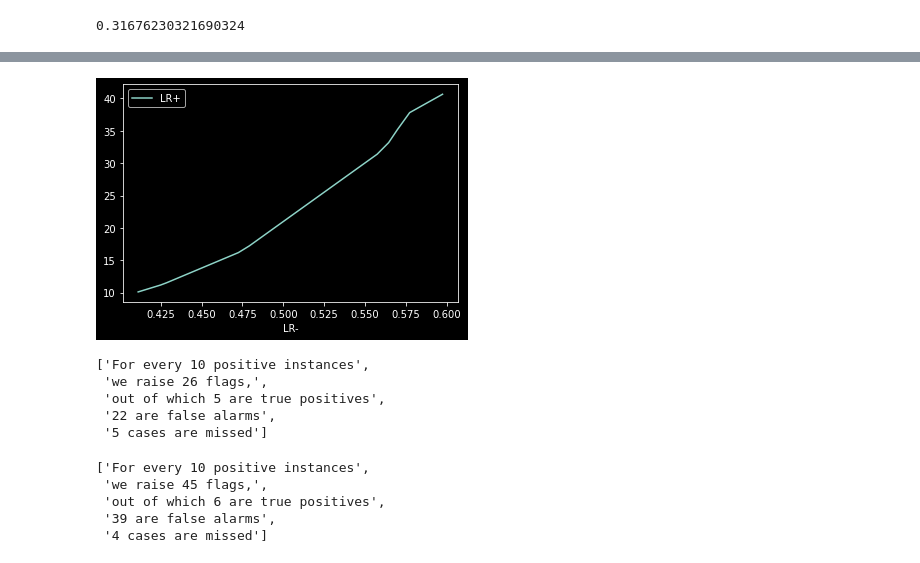
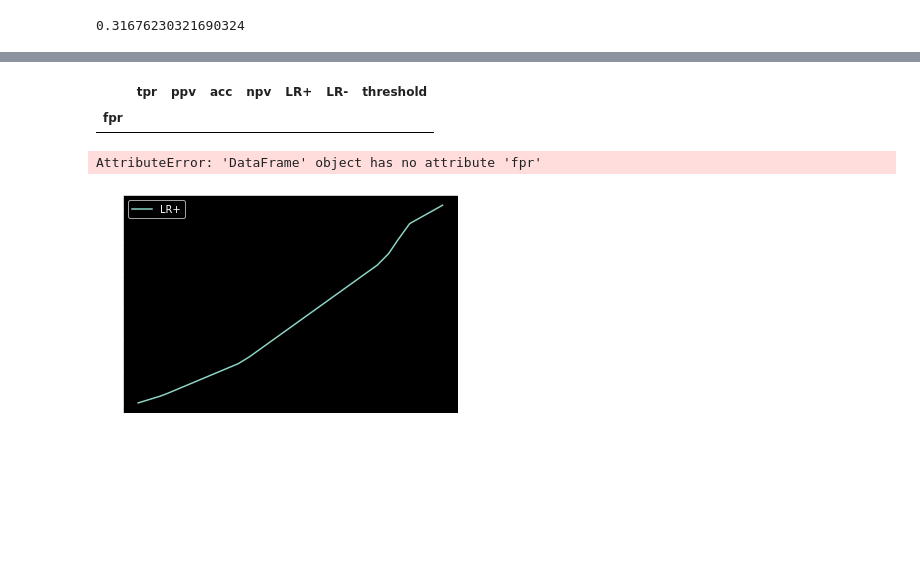
Before and after one commit to zeroknowledgediscovery/zedstat, a Jupyter notebook: examples/example1.ipynb, the cells around one changed output, grey strips where cells are left out. Drawn from its saved outputs; the diff is of its cells as text; code cells hidden in the pictures; blank space fills up the shorter version.

```diff
--- a/examples/example1.ipynb
+++ b/examples/example1.ipynb
@@ -96,22 +156,20 @@ print(fopr)
+# %%
+fopr=zt.operating_zone(LRminus=.65)
+fopr
+# %% [output]
+|  | tpr | ppv | acc | npv | LR+ | LR- | threshold |
+| fpr |  |  |  |  |  |  |  |
+# %%
+fopr=zt.operating_zone(LRminus=.65).fpr.values
+wf_=wf.loc[fopr[0]:fopr[1]]
+print(fopr)
+rf0,txt0=zt.interpret(fpr=fopr[0],number_of_positives=10)
+rf1,txt1=zt.interpret(fpr=fopr[1],number_of_positives=10)
+print('high precision operation:\n',txt0)
+print('high recall operation:\n',txt1)
+# %% [output]
+AttributeError: 'DataFrame' object has no attribute 'fpr'
 # %%
-ax=wf.plot(x='LR-',y='LR+')
+ax=wf_.plot(x='LR-',y='LR+')
 # %% [output]
-[figure, old version]
+[figure, new version]
-# %%
-rf,txt=zt.interpret(fpr=fopr[0],number_of_positives=10)
-txt
-# %% [output]
-['For every 10 positive instances',
- 'we raise 26 flags,',
- 'out of which 5 are true positives',
- '22 are false alarms',
- '5 cases are missed']
-# %%
-rf2,txt2=zt.interpret(fpr=fopr[1],number_of_positives=10)
-txt2
-# %% [output]
-['For every 10 positive instances',
- 'we raise 45 flags,',
- 'out of which 6 are true positives',
- '39 are false alarms',
- '4 cases are missed']
```
Also changed, not shown: parts of 9 cells of this notebook, 10 other files.
